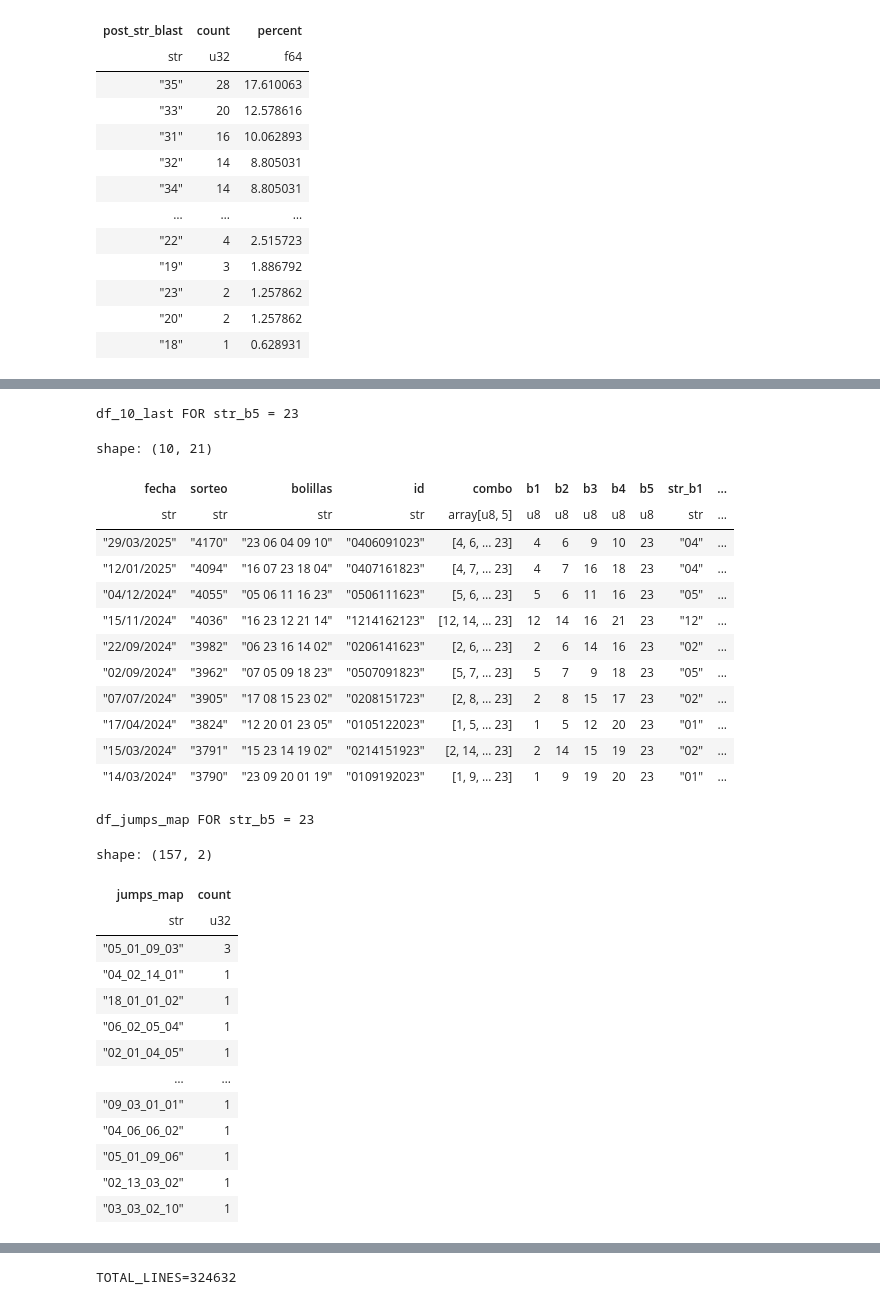
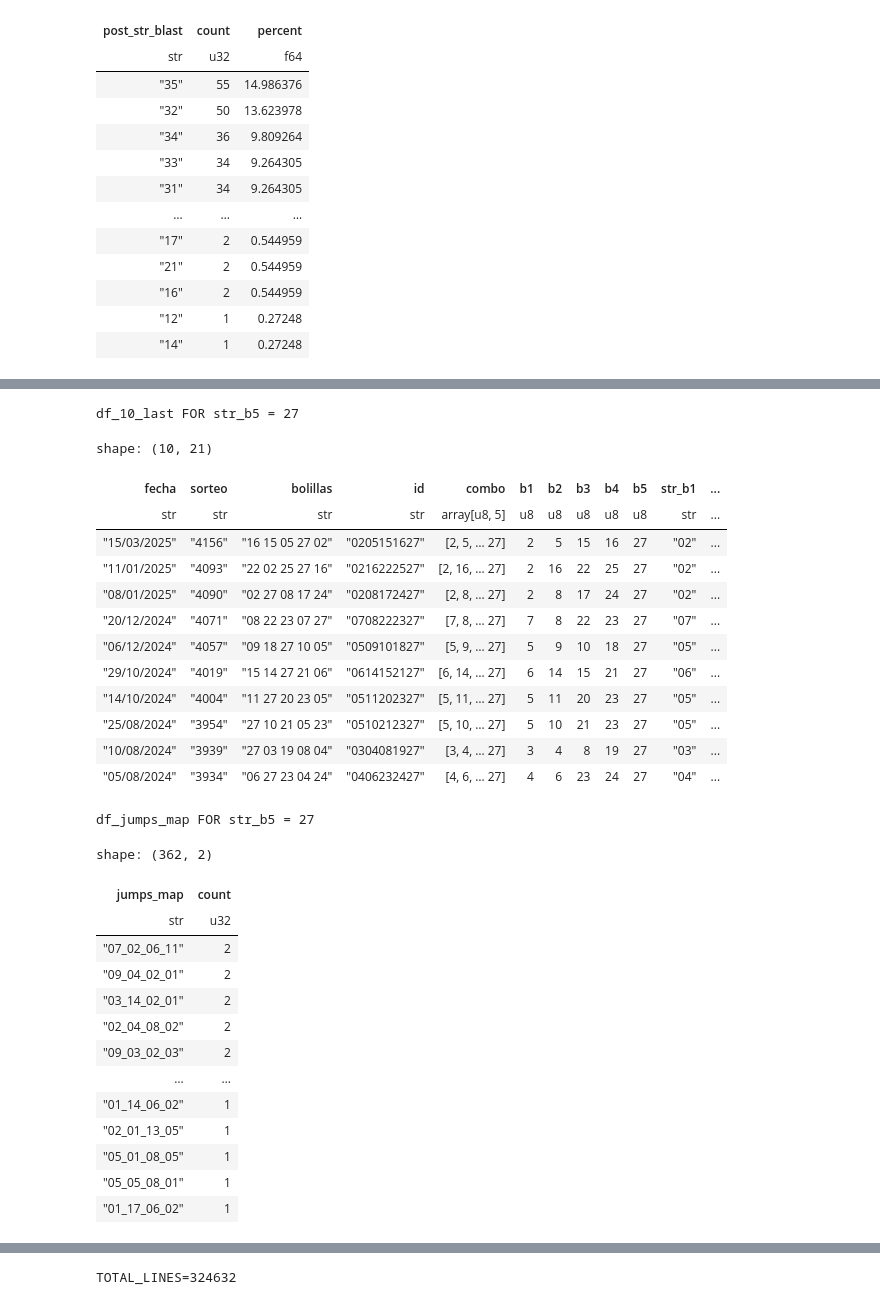
Before and after one commit to coins5/tinkapp.v4, a Jupyter notebook: explore_bolillas_v3_GN.ipynb, the cells around one changed output, grey strips where cells are left out. Drawn from its saved outputs; the diff is of its cells as text; code cells hidden in the pictures.

```diff
--- a/explore_bolillas_v3_GN.ipynb
+++ b/explore_bolillas_v3_GN.ipynb
@@ -258,3 +258,3 @@ shape: (123, 2)
 # %%
-possible_blast, exclude_jump_maps_blast = plot_post_col(col='str_b5', post_col='post_str_blast', test_value="23")
+possible_blast, exclude_jump_maps_blast = plot_post_col(col='str_b5', post_col='post_str_blast', test_value="27")
 # %% [output]
@@ -263,43 +263,43 @@ shape: (18, 3)
 | post_str_blast | count | percent |
 | str | u32 | f64 |
-| "35" | 28 | 17.610063 |
-| "33" | 20 | 12.578616 |
-| "31" | 16 | 10.062893 |
-| "32" | 14 | 8.805031 |
-| "34" | 14 | 8.805031 |
+| "35" | 55 | 14.986376 |
+| "32" | 50 | 13.623978 |
+| "34" | 36 | 9.809264 |
+| "33" | 34 | 9.264305 |
+| "31" | 34 | 9.264305 |
 | … | … | … |
-| "22" | 4 | 2.515723 |
-| "19" | 3 | 1.886792 |
-| "23" | 2 | 1.257862 |
-| "20" | 2 | 1.257862 |
-| "18" | 1 | 0.628931 |
+| "17" | 2 | 0.544959 |
+| "21" | 2 | 0.544959 |
+| "16" | 2 | 0.544959 |
+| "12" | 1 | 0.27248 |
+| "14" | 1 | 0.27248 |
 [interactive output not drawn]
-df_10_last FOR str_b5 = 23
+df_10_last FOR str_b5 = 27
 shape: (10, 21)
 | fecha | sorteo | bolillas | id | combo | b1 | b2 | b3 | b4 | b5 | str_b1 | ... |
 | str | str | str | str | array[u8, 5] | u8 | u8 | u8 | u8 | u8 | str | ... |
-| "29/03/2025" | "4170" | "23 06 04 09 10" | "0406091023" | [4, 6, … 23] | 4 | 6 | 9 | 10 | 23 | "04" | ... |
-| "12/01/2025" | "4094" | "16 07 23 18 04" | "0407161823" | [4, 7, … 23] | 4 | 7 | 16 | 18 | 23 | "04" | ... |
-| "04/12/2024" | "4055" | "05 06 11 16 23" | "0506111623" | [5, 6, … 23] | 5 | 6 | 11 | 16 | 23 | "05" | ... |
-| "15/11/2024" | "4036" | "16 23 12 21 14" | "1214162123" | [12, 14, … 23] | 12 | 14 | 16 | 21 | 23 | "12" | ... |
-| "22/09/2024" | "3982" | "06 23 16 14 02" | "0206141623" | [2, 6, … 23] | 2 | 6 | 14 | 16 | 23 | "02" | ... |
-| "02/09/2024" | "3962" | "07 05 09 18 23" | "0507091823" | [5, 7, … 23] | 5 | 7 | 9 | 18 | 23 | "05" | ... |
-| "07/07/2024" | "3905" | "17 08 15 23 02" | "0208151723" | [2, 8, … 23] | 2 | 8 | 15 | 17 | 23 | "02" | ... |
-| "17/04/2024" | "3824" | "12 20 01 23 05" | "0105122023" | [1, 5, … 23] | 1 | 5 | 12 | 20 | 23 | "01" | ... |
-| "15/03/2024" | "3791" | "15 23 14 19 02" | "0214151923" | [2, 14, … 23] | 2 | 14 | 15 | 19 | 23 | "02" | ... |
-| "14/03/2024" | "3790" | "23 09 20 01 19" | "0109192023" | [1, 9, … 23] | 1 | 9 | 19 | 20 | 23 | "01" | ... |
+| "15/03/2025" | "4156" | "16 15 05 27 02" | "0205151627" | [2, 5, … 27] | 2 | 5 | 15 | 16 | 27 | "02" | ... |
+| "11/01/2025" | "4093" | "22 02 25 27 16" | "0216222527" | [2, 16, … 27] | 2 | 16 | 22 | 25 | 27 | "02" | ... |
+| "08/01/2025" | "4090" | "02 27 08 17 24" | "0208172427" | [2, 8, … 27] | 2 | 8 | 17 | 24 | 27 | "02" | ... |
+| "20/12/2024" | "4071" | "08 22 23 07 27" | "0708222327" | [7, 8, … 27] | 7 | 8 | 22 | 23 | 27 | "07" | ... |
+| "06/12/2024" | "4057" | "09 18 27 10 05" | "0509101827" | [5, 9, … 27] | 5 | 9 | 10 | 18 | 27 | "05" | ... |
+| "29/10/2024" | "4019" | "15 14 27 21 06" | "0614152127" | [6, 14, … 27] | 6 | 14 | 15 | 21 | 27 | "06" | ... |
+| "14/10/2024" | "4004" | "11 27 20 23 05" | "0511202327" | [5, 11, … 27] | 5 | 11 | 20 | 23 | 27 | "05" | ... |
+| "25/08/2024" | "3954" | "27 10 21 05 23" | "0510212327" | [5, 10, … 27] | 5 | 10 | 21 | 23 | 27 | "05" | ... |
+| "10/08/2024" | "3939" | "27 03 19 08 04" | "0304081927" | [3, 4, … 27] | 3 | 4 | 8 | 19 | 27 | "03" | ... |
+| "05/08/2024" | "3934" | "06 27 23 04 24" | "0406232427" | [4, 6, … 27] | 4 | 6 | 23 | 24 | 27 | "04" | ... |
-df_jumps_map FOR str_b5 = 23
+df_jumps_map FOR str_b5 = 27
-shape: (157, 2)
+shape: (362, 2)
 | jumps_map | count |
 | str | u32 |
-| "05_01_09_03" | 3 |
-| "04_02_14_01" | 1 |
-| "18_01_01_02" | 1 |
-| "06_02_05_04" | 1 |
-| "02_01_04_05" | 1 |
+| "07_02_06_11" | 2 |
+| "09_04_02_01" | 2 |
+| "03_14_02_01" | 2 |
+| "02_04_08_02" | 2 |
+| "09_03_02_03" | 2 |
 | … | … |
-| "09_03_01_01" | 1 |
-| "04_06_06_02" | 1 |
-| "05_01_09_06" | 1 |
-| "02_13_03_02" | 1 |
-| "03_03_02_10" | 1 |
+| "01_14_06_02" | 1 |
+| "02_01_13_05" | 1 |
+| "05_01_08_05" | 1 |
+| "05_05_08_01" | 1 |
+| "01_17_06_02" | 1 |
```
Also changed, not shown: parts of 5 cells of this notebook.
